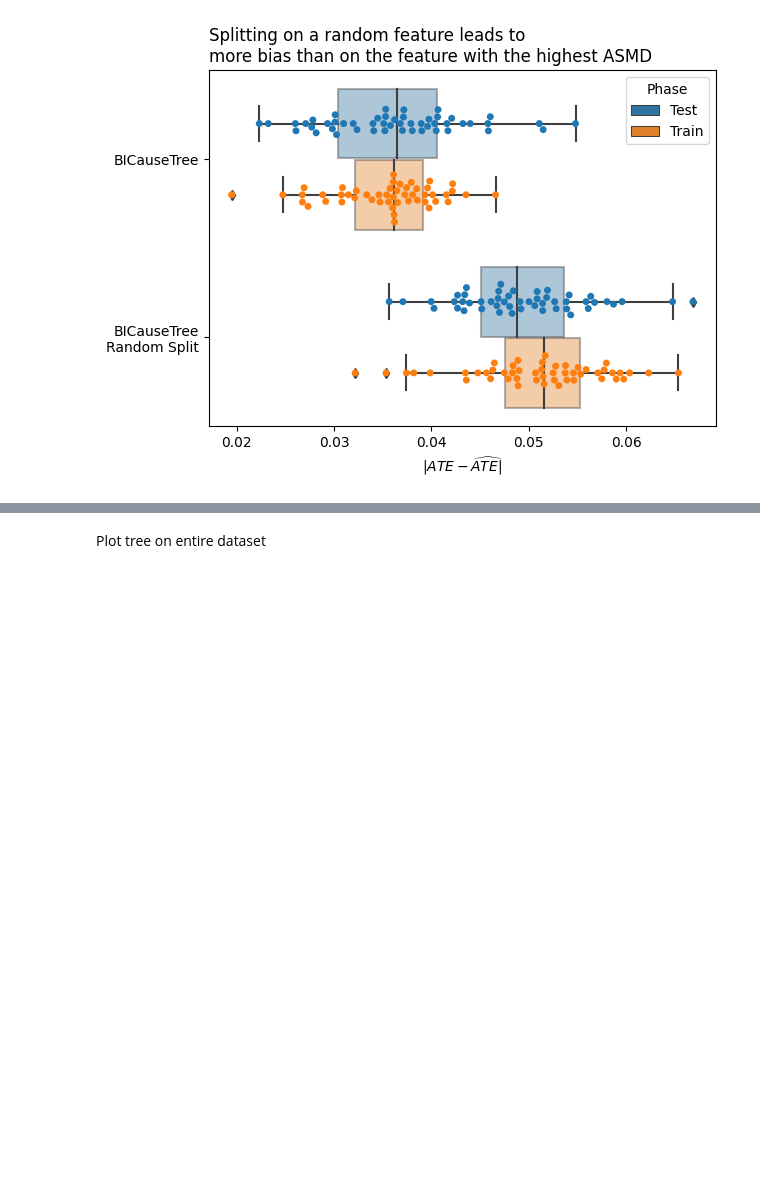
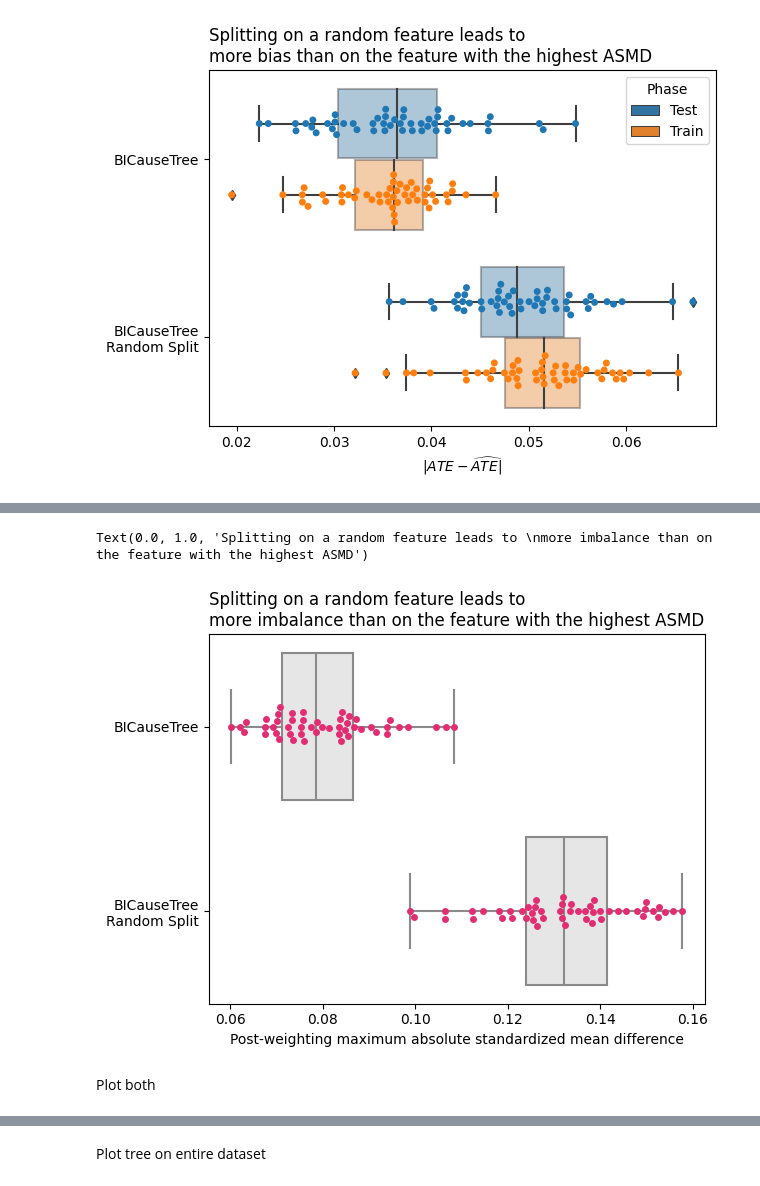
Before and after one commit to IBM-HRL-MLHLS/BICause-Trees, a Jupyter notebook: split_on_random_feature.ipynb, the cells around one changed output, grey strips where cells are left out. Drawn from its saved outputs; the diff is of its cells as text; code cells hidden in the pictures; blank space fills up the shorter version.

Commit message:
Add ASMD checks for random-feature split experiment

```diff
--- a/split_on_random_feature.ipynb
+++ b/split_on_random_feature.ipynb
@@ -178,0 +186,12 @@ KeyboardInterrupt:
+# %%
+asmd_res = {}
+for model_name, ipw_model in models_to_compare.items():
+    asmd = generate_weighted_asmds_leaf(
+        x, t,
+        bootstrap_matrix,
+        ipw_model,
+    )
+    asmd_res[model_name] = asmd
+# %%
+asmd_res = pd.concat(asmd_res, names=["model"]).reset_index("model").reset_index(drop=True)
+asmd_res
@@ -178,0 +215,2 @@ KeyboardInterrupt:
+# %%
+asmd = asmd_res.set_index(["model", "bootstrap", "covariate"])["weighted"]
@@ -178,0 +234,39 @@ KeyboardInterrupt:
+# %%
+plot_data = asmd.groupby(["model", "bootstrap"]).max().reset_index()
+
+fig, ax = plt.subplots()
+sns.boxplot(
+    data=plot_data,
+    y="model",
+    x="weighted",
+    # hue="model",
+    dodge=False,
+    # boxprops=dict(alpha=.4),
+    color="0.9",
+    ax=ax,
+)
+sns.swarmplot(
+    data=plot_data,
+    y="model",
+    x="weighted",
+    # hue="model",
+    dodge=False,
+    legend=False,
+    color="#e32d73",
+    ax=ax,
+)
+# ax.legend(fontsize=12)
+# ax.tick_params(axis='both', which='both', labelsize=12)
+# ax.set_xlim(0, ax.get_xlim()[1])
+
+ax.set_yticklabels(["BICauseTree", "BICauseTree\nRandom Split"])
+ax.set_ylabel(None)
+ax.set_xlabel(r"Post-weighting maximum absolute standardized mean difference")
+ax.set_title(
+    "Splitting on a random feature leads to \nmore imbalance than on the feature with the highest ASMD",
+    loc='left',
+)
+# fig.tight_layout()
+# %% [output]
+Text(0.0, 1.0, 'Splitting on a random feature leads to \nmore imbalance than on the feature with the highest ASMD')
+[figure, added]
@@ -178,0 +276,2 @@ KeyboardInterrupt:
+# %% [markdown]
+Plot both
```
Also changed, not shown: parts of 11 cells of this notebook.
